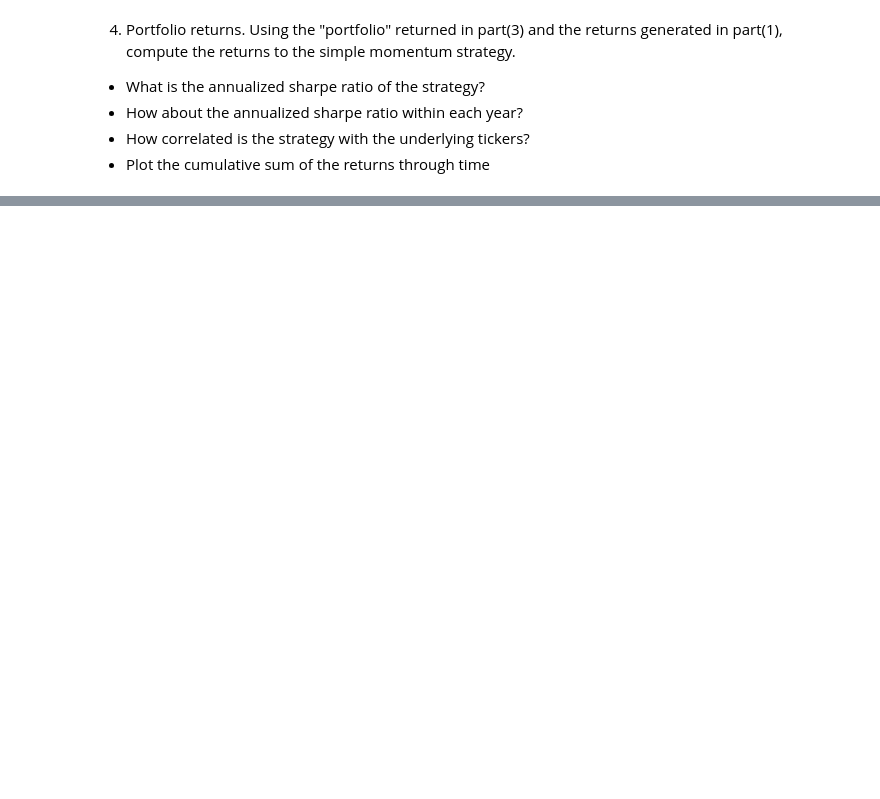
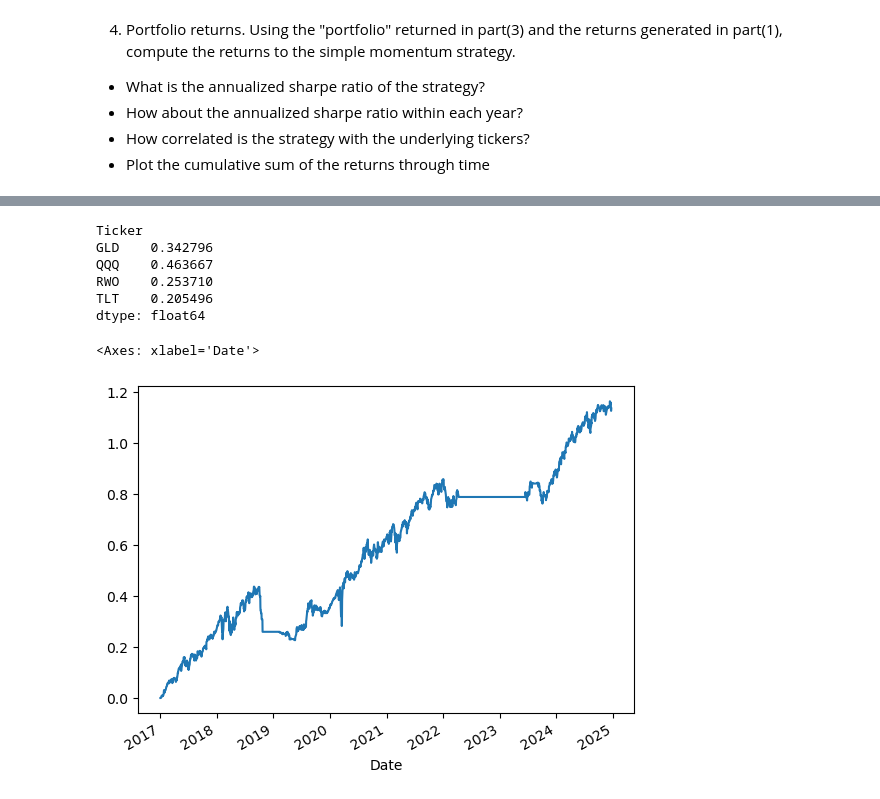
Before and after one commit to jofu-tofu/Trading-Bot, a Jupyter notebook: Momentum Strategy.ipynb, the cells around one changed output, grey strips where cells are left out. Drawn from its saved outputs; the diff is of its cells as text; code cells hidden in the pictures; blank space fills up the shorter version.

Commit message:
built basic momentum signal

```diff
--- a/Momentum Strategy.ipynb
+++ b/Momentum Strategy.ipynb
@@ -36,4 +36,7 @@ ret
 def compute_momentum(ret):
     # fill out the body here
     # return a DataFrame "momentum" containing a simple momentum indicator
+    momentum = ret.rolling(window=252).mean()/ret.rolling(window=252).std()*np.sqrt(252)
     return momentum
+momentum = compute_momentum(ret)
+momentum
@@ -43,4 +61,7 @@ def compute_momentum(ret):
 def compute_portfolio(momentum):
     # fill out the body here
     # return a DataFrame "portfolio" containing portfolio weights
+    portfolio = momentum.map(lambda x: 1 if x > 1 else 0).apply(lambda x: x/sum(x), axis=1)
     return portfolio
+portfolio = compute_portfolio(momentum)
+portfolio
@@ -52,0 +91,3 @@ def compute_portfolio(momentum):
+# %%
+new_port = (portfolio.shift(1)*ret).assign(total_ret=lambda x: x.sum(axis=1))[momentum.dropna().index[0]:].fillna(0)
+new_port['total_ret'].mean()/new_port['total_ret'].std()*np.sqrt(252)
@@ -52,0 +110,14 @@ def compute_portfolio(momentum):
+# %%
+ret.corrwith(new_port['total_ret'])
+# %% [output]
+Ticker
+GLD    0.342796
+QQQ    0.463667
+RWO    0.253710
+TLT    0.205496
+dtype: float64
+# %%
+new_port['total_ret'].cumsum().plot()
+# %% [output]
+<Axes: xlabel='Date'>
+[figure, added]
```
Also changed, not shown: parts of 6 cells of this notebook, 1 other file.
